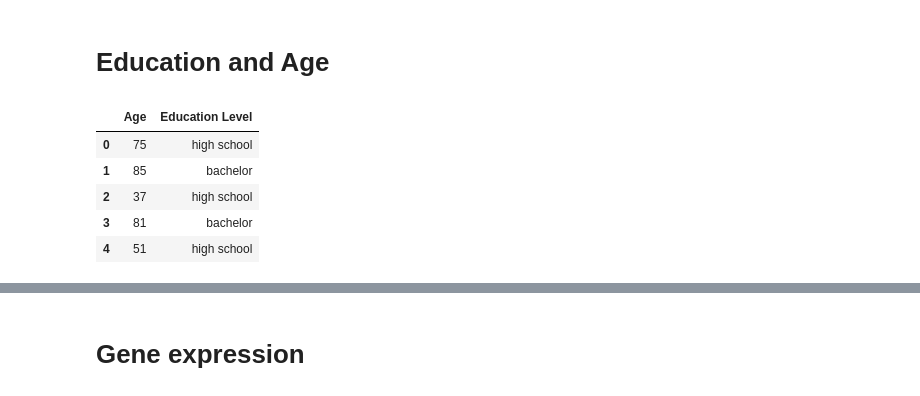
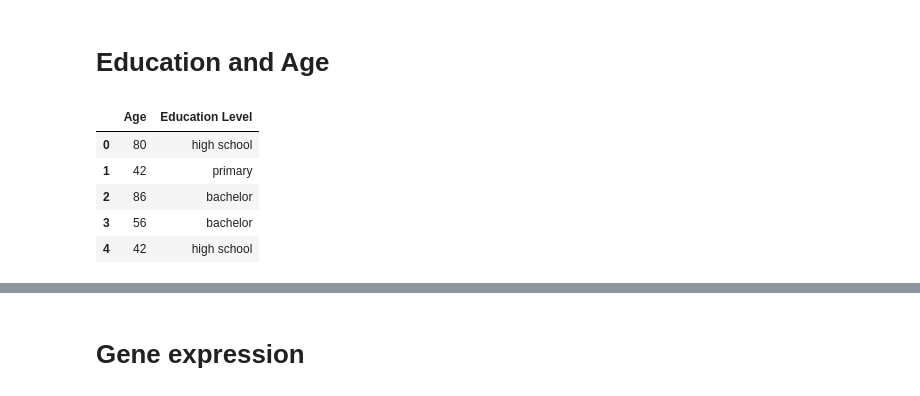
Before and after one commit to lws2022/Data_Simulation, a Jupyter notebook: Final for code.ipynb, the cells around one changed output, grey strips where cells are left out. Drawn from its saved outputs; the diff is of its cells as text; code cells hidden in the pictures.

```diff
--- a/Laura.ipynb
+++ b/Final for code.ipynb
@@ -267,33 +267,33 @@ individuals_df.head()
 # %%
 num_individuals = 500
 np.random.seed(500)
 
-# Random ages between 20 and 90
-ages = np.random.randint(20, 90, num_individuals)
+# Random ages between 25 and 90
+ages = np.random.randint(25, 90, num_individuals)
 
 # Education levels
 education_levels = ['primary', 'high school', 'bachelor', 'master', 'phd']
 
 # Adjusting the distribution
 education_probabilities = [0.1, 0.45, 0.25, 0.17, 0.03]
 
 # Randomly assigning education levels
 education = np.random.choice(education_levels, num_individuals, p=education_probabilities)
 
 # Creating the DataFrame
 data = pd.DataFrame({
     'Age': ages,
     'Education Level': education
 })
 
 data.head()
 # %% [output]
 |  | Age | Education Level |
-| 0 | 75 | high school |
-| 1 | 85 | bachelor |
-| 2 | 37 | high school |
-| 3 | 81 | bachelor |
-| 4 | 51 | high school |
+| 0 | 80 | high school |
+| 1 | 42 | primary |
+| 2 | 86 | bachelor |
+| 3 | 56 | bachelor |
+| 4 | 42 | high school |
 # %%
 individuals_df = pd.concat([individuals_df, data], axis=1)
 individuals_df.head(10)
```
Also changed, not shown: parts of 10 cells of this notebook, 1 other file.
